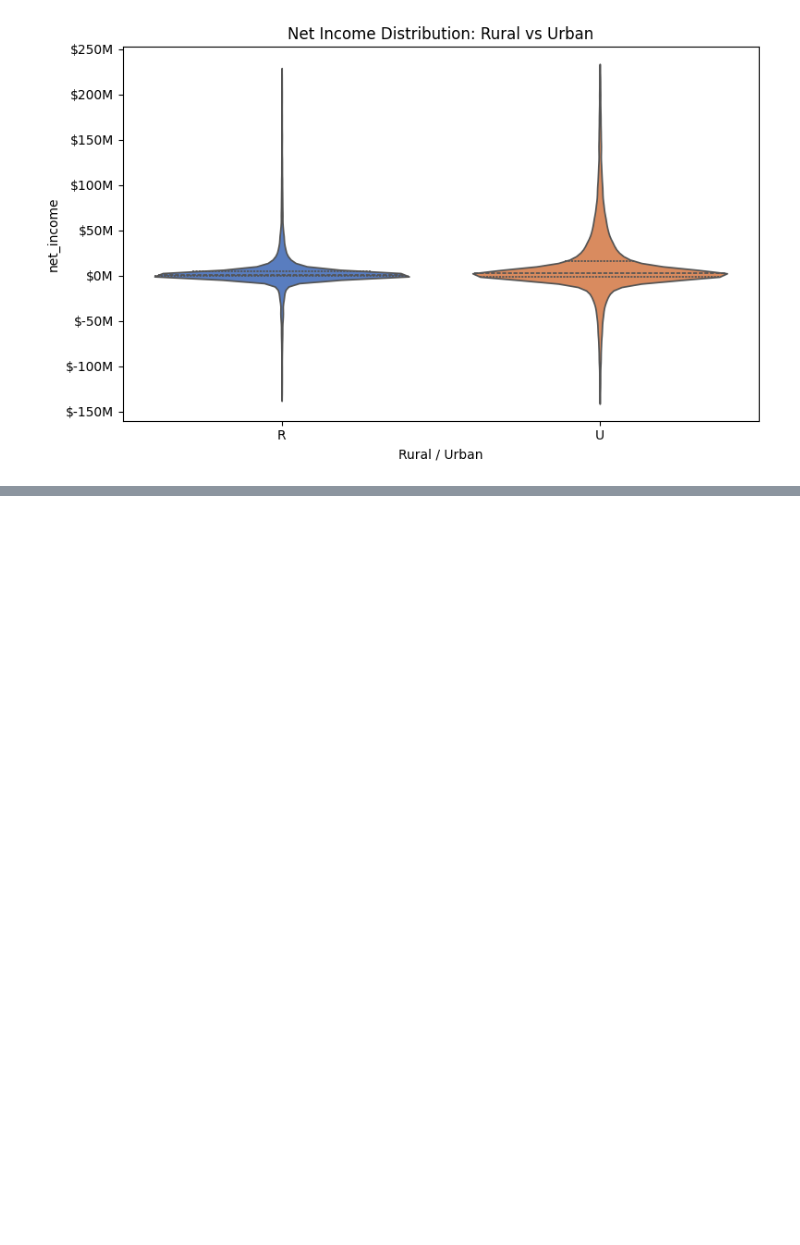
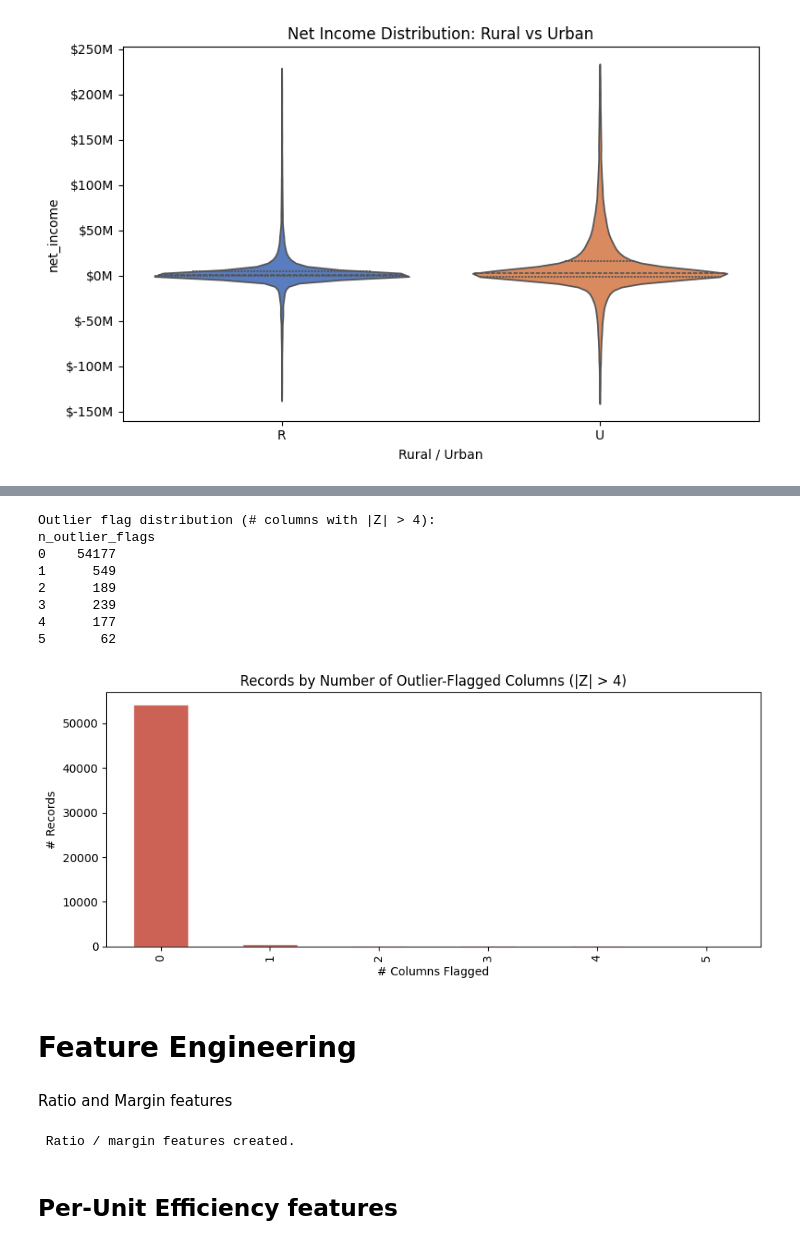
Before and after one commit to austinmallie/ADS599_Capstone, a Jupyter notebook: EDA/Hospital_Cost_Report_EDA.ipynb, the cells around one changed output, grey strips where cells are left out. Drawn from its saved outputs; the diff is of its cells as text; code cells hidden in the pictures; blank space fills up the shorter version.

Commit message:
Hospital Cost Report EDA

```diff
--- a/EDA/Hospital_Cost_Report_EDA.ipynb
+++ b/EDA/Hospital_Cost_Report_EDA.ipynb
@@ -517,0 +554,66 @@ if 'rural_urban' in df.columns and 'net_income' in df.columns:
+# %%
+# Z-score row-level outlier count
+z_cols = [c for c in ['total_costs','net_patient_revenue','net_income',
+                        'total_salaries','beds','total_discharges']
+          if c in df.columns]
+z_sub    = df[z_cols].copy()
+z_scores = z_sub.apply(lambda c: np.abs(zscore(c.fillna(c.median()),
+                                         nan_policy='omit')))
+df['n_outlier_flags'] = (z_scores > 4).sum(axis=1)
+
+print("Outlier flag distribution (# columns with |Z| > 4):")
+print(df['n_outlier_flags'].value_counts().sort_index().head(10).to_string())
+
+fig, ax = plt.subplots(figsize=(9, 4))
+df['n_outlier_flags'].value_counts().sort_index().head(8).plot(
+    kind='bar', ax=ax, color='#C0392B', alpha=0.8, edgecolor='white')
+ax.set_title('Records by Number of Outlier-Flagged Columns (|Z| > 4)')
+ax.set_xlabel('# Columns Flagged'); ax.set_ylabel('# Records')
+plt.tight_layout()
+plt.show()
+# %% [output]
+Outlier flag distribution (# columns with |Z| > 4):
+n_outlier_flags
+0    54177
+1      549
+2      189
+3      239
+4      177
+5       62
+[figure, added]
+# %% [markdown]
+# Feature Engineering
+# %% [markdown]
+Ratio and Margin features
+# %%
+fe = df.copy()
+
+def safe_div(a, b, fill=np.nan):
+    """Division with zero/null guard."""
+    return np.where((b.notna()) & (b != 0), a / b, fill)
+
+#  Profitability margins
+fe['net_profit_margin']        = safe_div(fe['net_income'],          fe['net_patient_revenue'])
+fe['operating_margin']         = safe_div(fe['net_income'],          fe['total_operating_expense'])
+fe['cost_to_revenue_ratio']    = safe_div(fe['total_costs'],         fe['total_patient_revenue'])
+fe['revenue_minus_cost']       = fe['total_patient_revenue'] - fe['total_costs']
+
+#  Revenue mix
+fe['outpatient_revenue_share'] = safe_div(fe['outpatient_revenue'],  fe['total_patient_revenue'])
+fe['inpatient_revenue_share']  = safe_div(fe['inpatient_revenue'],   fe['total_patient_revenue'])
+
+#  Cost structure
+fe['salary_cost_share']        = safe_div(fe['total_salaries'],      fe['total_costs'])
+fe['overhead_cost_share']      = safe_div(fe['overhead_costs'],      fe['total_costs'])
+fe['depreciation_cost_share']  = safe_div(fe['depreciation_cost'],   fe['total_costs'])
+fe['contract_labor_share']     = safe_div(fe['contract_labor'],      fe['total_salaries'])
+
+#  Uncompensated care burden
+fe['charity_care_pct_revenue'] = safe_div(fe['charity_care_cost'],   fe['net_patient_revenue'])
+fe['bad_debt_pct_revenue']     = safe_div(fe['bad_debt_expense'],    fe['net_patient_revenue'])
+
+print(" Ratio / margin features created.")
+# %% [output]
+ Ratio / margin features created.
+# %% [markdown]
+## Per-Unit Efficiency features
```
Also changed, not shown: parts of 18 cells of this notebook.
